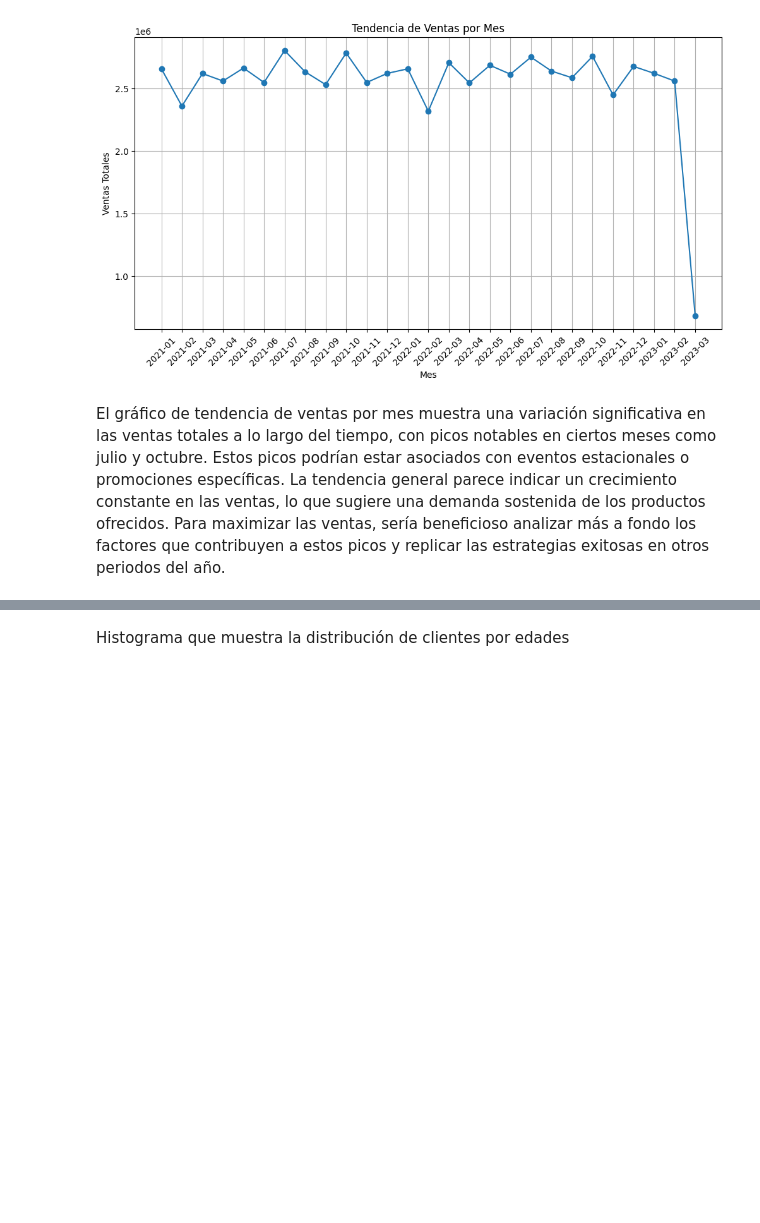
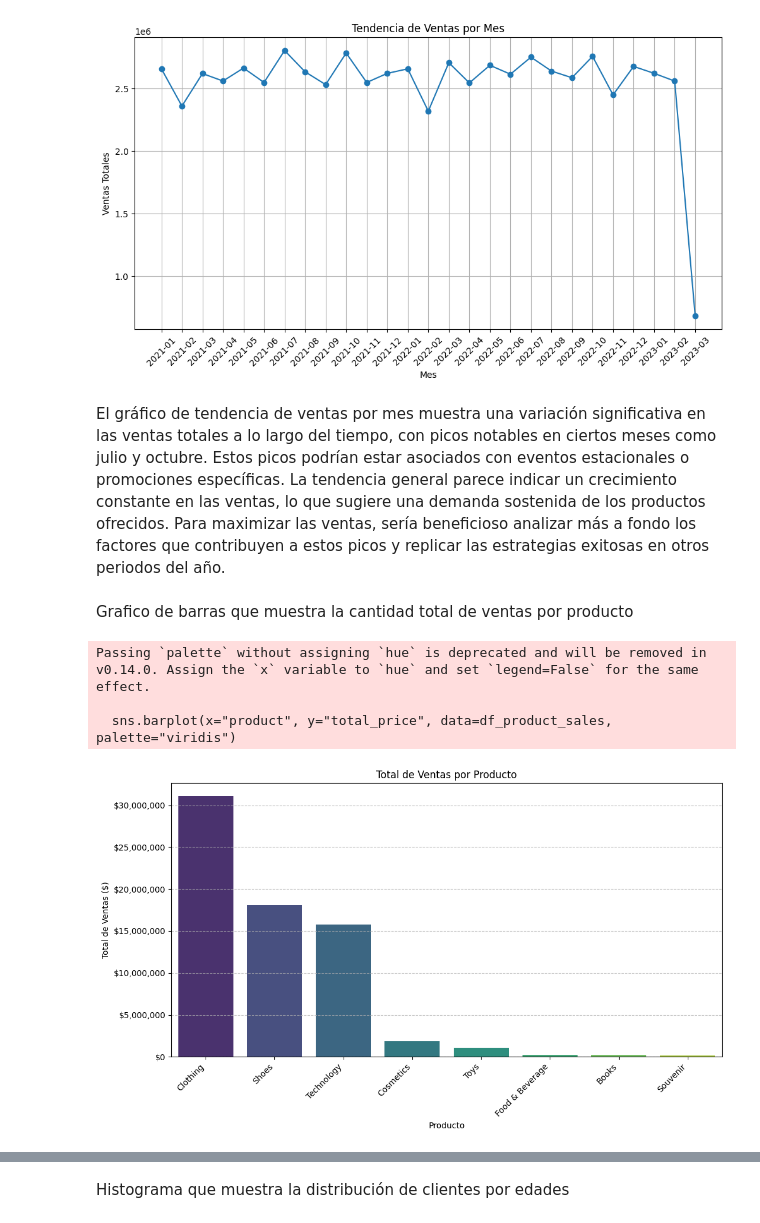
Before and after one commit to juanjoher/CIENCIADATOSP1, a Jupyter notebook: Proyecto.ipynb, the cells around one changed output, grey strips where cells are left out. Cells and saved outputs as stored; diff of their text form; code cells hidden in the pictures; blank space fills up the shorter version.

```diff
--- a/Proyecto.ipynb
+++ b/Proyecto.ipynb
@@ -446,3 +471,36 @@ plt.show()
 [figure]
 # %% [markdown]
 El gráfico de tendencia de ventas por mes muestra una variación significativa en las ventas totales a lo largo del tiempo, con picos notables en ciertos meses como julio y octubre. Estos picos podrían estar asociados con eventos estacionales o promociones específicas. La tendencia general parece indicar un crecimiento constante en las ventas, lo que sugiere una demanda sostenida de los productos ofrecidos. Para maximizar las ventas, sería beneficioso analizar más a fondo los factores que contribuyen a estos picos y replicar las estrategias exitosas en otros periodos del año.
+# %% [markdown]
+Grafico de barras que muestra la cantidad total de ventas por producto
+# %%
+# Merge para obtener el nombre del producto
+df_products = df.merge(product, on="product_id", how="left")
+
+# Agrupar por producto y calcular el total de ventas
+df_product_sales = df_products.groupby("product")["total_price"].sum().reset_index()
+
+# Ordenar los productos de mayor a menor venta
+df_product_sales = df_product_sales.sort_values(by="total_price", ascending=False)
+
+# Crear el gráfico de barras
+plt.figure(figsize=(12, 6))
+sns.barplot(x="product", y="total_price", data=df_product_sales, palette="viridis")
+
+# Personalización del gráfico
+plt.title("Total de Ventas por Producto")
+plt.xlabel("Producto")
+plt.ylabel("Total de Ventas ($)")
+plt.xticks(rotation=45, ha="right")  # Rotamos etiquetas para mejor visibilidad
+plt.grid(axis="y", linestyle="--", alpha=0.7)  # Líneas de referencia en el eje Y
+
+# Formatear el eje Y para mostrar valores en dólares sin decimales
+plt.gca().get_yaxis().set_major_formatter(plt.FuncFormatter(lambda x, _: f'${int(x):,}'))
+
+# Mostrar el gráfico
+plt.show()
+# %% [output]
+Passing `palette` without assigning `hue` is deprecated and will be removed in v0.14.0. Assign the `x` variable to `hue` and set `legend=False` for the same effect.
+
+  sns.barplot(x="product", y="total_price", data=df_product_sales, palette="viridis")
+[figure, added]
```
Also changed, not shown: parts of 8 cells of this notebook.
